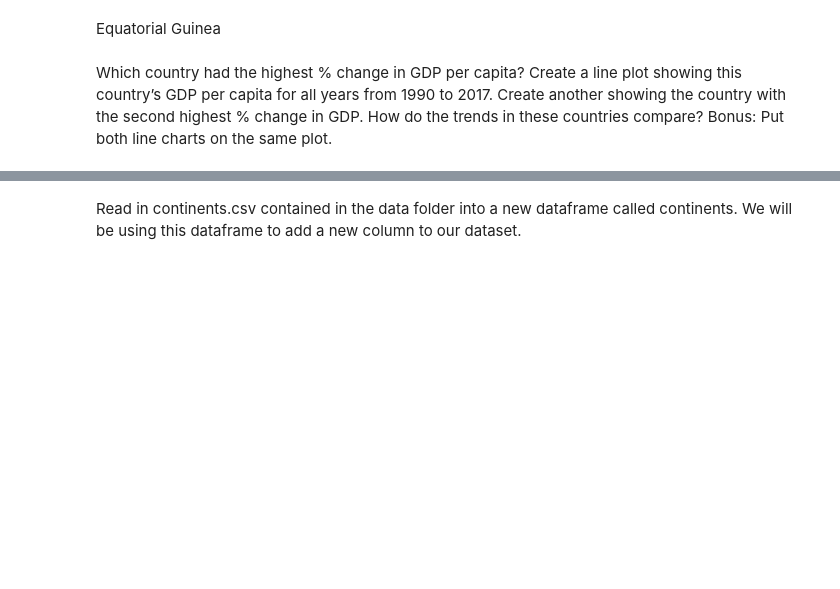
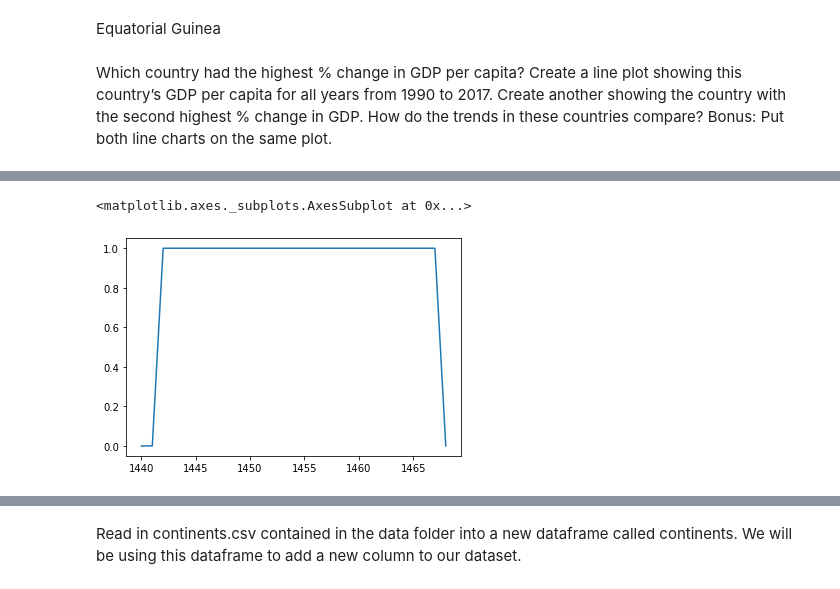
Before and after one commit to nss-data-science-cohort-4/dq1-undata-matthgray, a Jupyter notebook: un_data.ipynb, the cells around one changed output, grey strips where cells are left out. Cells and saved outputs as stored; diff of their text form; code cells hidden in the pictures; blank space fills up the shorter version.

```diff
--- a/un_data.ipynb
+++ b/un_data.ipynb
@@ -307,2 +298,2 @@ gdp_df_eg.head()
 # %%
-gdp_df_eg_year = gdp_df_eg['Years'].between('1990','2017'),inclusive = True]
+gdp_df_eg_year = gdp_df_eg['Years'].between('1990','2017',inclusive = True)
@@ -310,0 +320,5 @@ SyntaxError: unmatched ']' (<ipython-input-99-d54adddbbc9a>, line 1)
+# %%
+sns.lineplot(data= gdp_df_eg_year,x = ,y=)
+# %% [output]
+<matplotlib.axes._subplots.AxesSubplot at 0x...>
+[figure, added]
```
Also changed, not shown: parts of 18 cells of this notebook.
